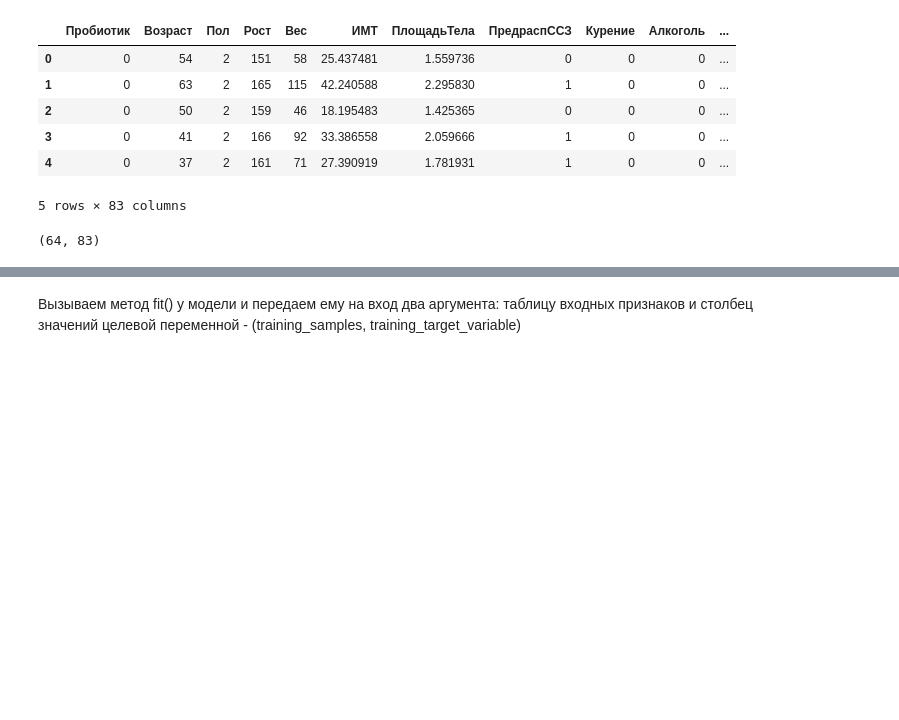
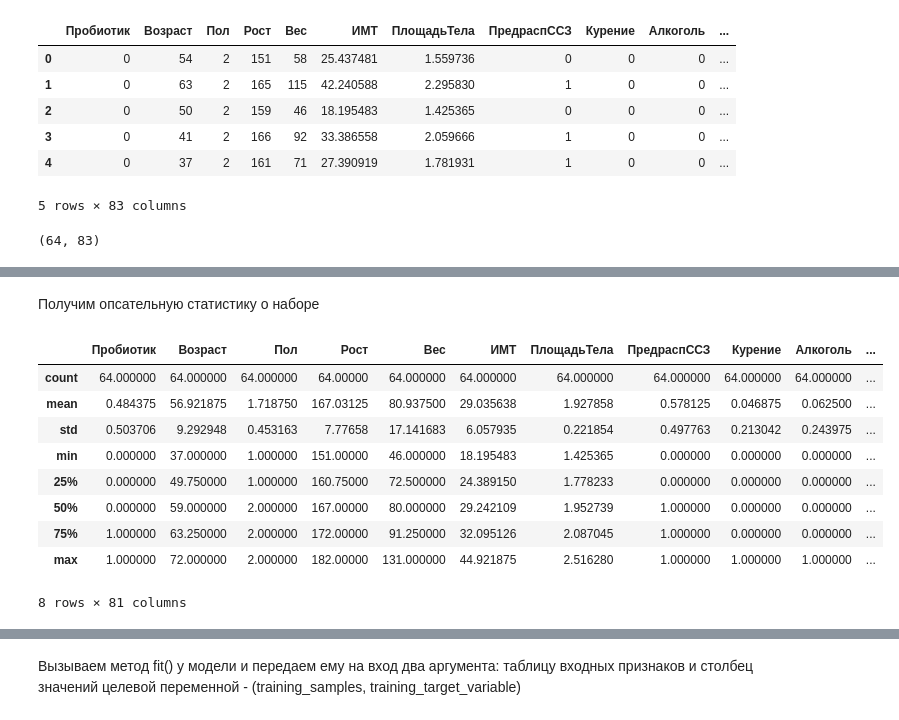
Before and after one commit to AlexBaunti/Prediction_AI, a Jupyter notebook: RandomTreeMethod.ipynb, the cells around one changed output, grey strips where cells are left out. Cells and saved outputs as stored; diff of their text form; code cells hidden in the pictures; blank space fills up the shorter version.

```diff
--- a/RandomTreeMethod.ipynb
+++ b/RandomTreeMethod.ipynb
@@ -131,0 +142,15 @@ training_samples.shape
+# %% [markdown]
+Получим опсательную статистику о наборе
+# %%
+training_samples.describe (include = [np.number])
+# %% [output]
+|  | Пробиотик | Возраст | Пол | Рост | Вес | ИМТ | ПлощадьТела | ПредраспССЗ | Курение | Алкоголь | ... |
+| count | 64.000000 | 64.000000 | 64.000000 | 64.00000 | 64.000000 | 64.000000 | 64.000000 | 64.000000 | 64.000000 | 64.000000 | ... |
+| mean | 0.484375 | 56.921875 | 1.718750 | 167.03125 | 80.937500 | 29.035638 | 1.927858 | 0.578125 | 0.046875 | 0.062500 | ... |
+| std | 0.503706 | 9.292948 | 0.453163 | 7.77658 | 17.141683 | 6.057935 | 0.221854 | 0.497763 | 0.213042 | 0.243975 | ... |
+| min | 0.000000 | 37.000000 | 1.000000 | 151.00000 | 46.000000 | 18.195483 | 1.425365 | 0.000000 | 0.000000 | 0.000000 | ... |
+| 25% | 0.000000 | 49.750000 | 1.000000 | 160.75000 | 72.500000 | 24.389150 | 1.778233 | 0.000000 | 0.000000 | 0.000000 | ... |
+| 50% | 0.000000 | 59.000000 | 2.000000 | 167.00000 | 80.000000 | 29.242109 | 1.952739 | 1.000000 | 0.000000 | 0.000000 | ... |
+| 75% | 1.000000 | 63.250000 | 2.000000 | 172.00000 | 91.250000 | 32.095126 | 2.087045 | 1.000000 | 0.000000 | 0.000000 | ... |
+| max | 1.000000 | 72.000000 | 2.000000 | 182.00000 | 131.000000 | 44.921875 | 2.516280 | 1.000000 | 1.000000 | 1.000000 | ... |
+8 rows × 81 columns
```
Also changed, not shown: parts of 38 cells of this notebook.
